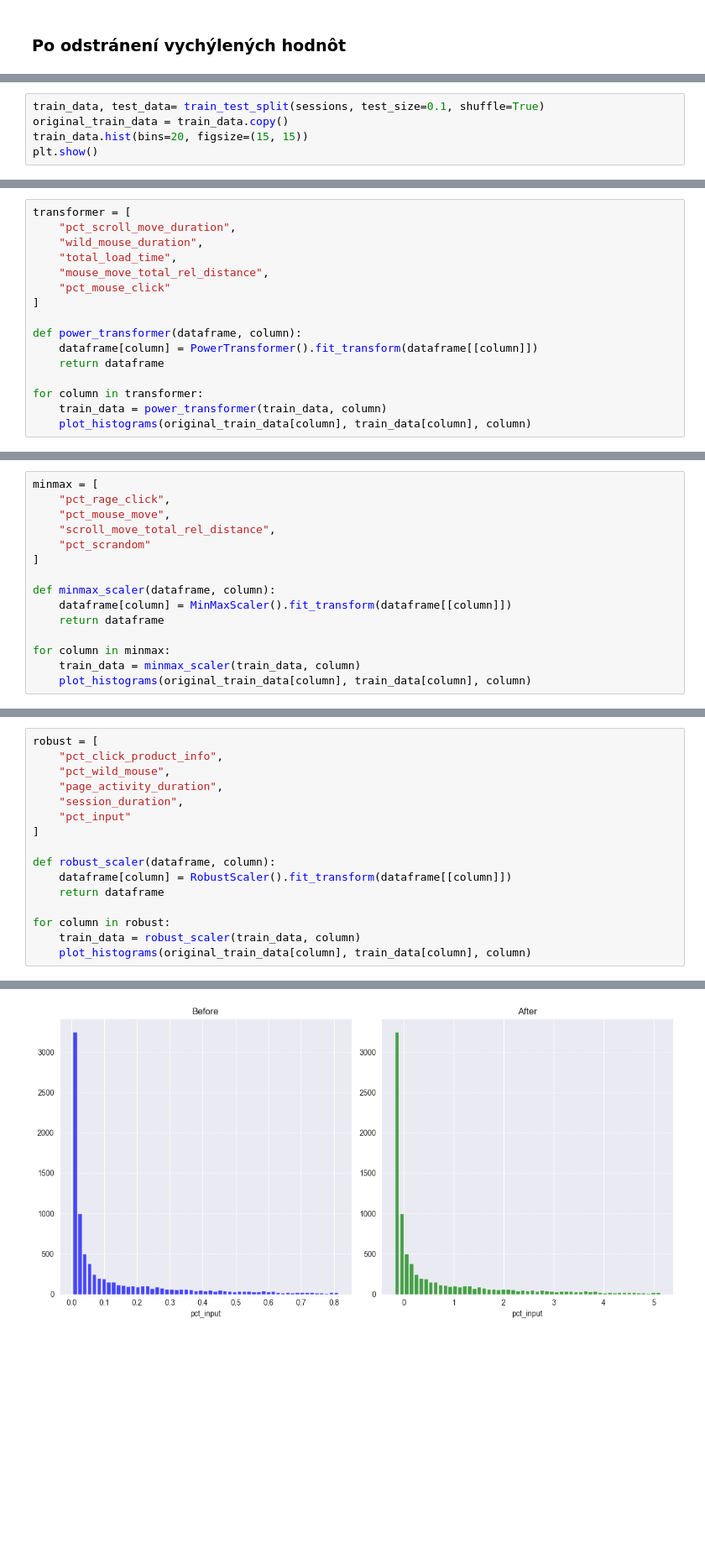
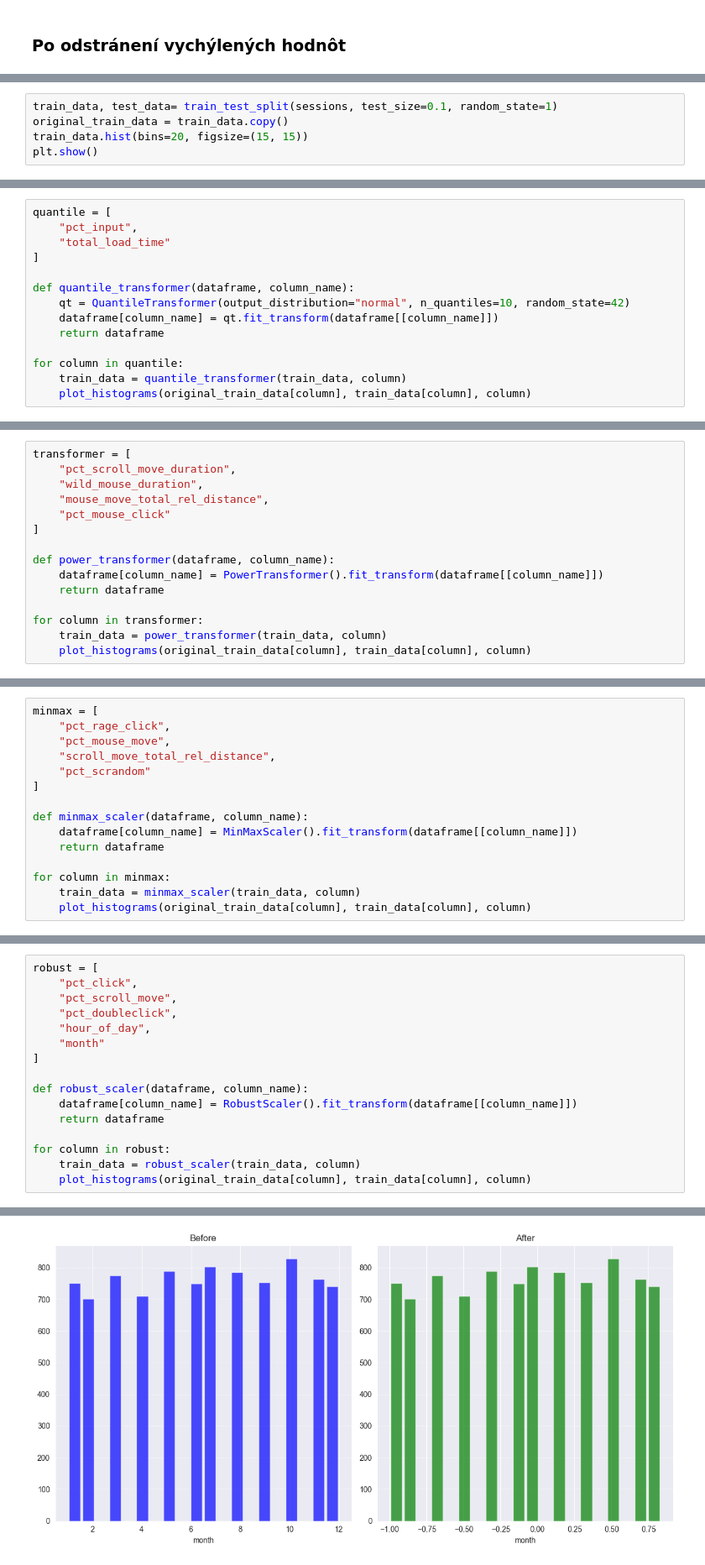
Before and after one commit to xslizik/iau-eshop, a Jupyter notebook: Preprocessing.ipynb, the cells around one changed output, grey strips where cells are left out. Shown at 84% size. Drawn from its saved outputs; the diff is of its cells as text; blank space fills up the shorter version.

```diff
--- a/Preprocessing.ipynb
+++ b/Preprocessing.ipynb
@@ -371,7 +403,7 @@ sns.heatmap(original_sessions.corr(),ax=ax, annot =True, fmt = ".3f")
 ### Rozdelenie na trénovaciu a testovaciu množinu
 Keďže naše dáta už boli očistené a sú všetky v rovnakom formáte, `float64`, je možné si ich rozdeliť na trénovaciu a testovaciu množinu. Celkový počet dát je nízky, a preto sme sa zhodli, že rozdelenie 90:10 bude najoptimálnejšie, keďže chceme, aby náš model bol čo najefektívnejší. Taktiež si vytvoríme kópiu pôvodných trénovacích dát, aby sme vedeli porovnať ako sa naše dáta zmenili pred a po transformácií.
 # %%
-train_data, test_data= train_test_split(sessions, test_size=0.1, shuffle=True)
+train_data, test_data= train_test_split(sessions, test_size=0.1, random_state=1)
 original_train_data = train_data.copy()
 train_data.hist(bins=20, figsize=(15, 15))
 plt.show()
@@ -412,0 +441,14 @@ def plot_histograms(data1, data2, column_name):
+# %%
+quantile = [
+    "pct_input",
+    "total_load_time"
+]
+
+def quantile_transformer(dataframe, column_name):
+    qt = QuantileTransformer(output_distribution="normal", n_quantiles=10, random_state=42)
+    dataframe[column_name] = qt.fit_transform(dataframe[[column_name]])
+    return dataframe
+
+for column in quantile:
+    train_data = quantile_transformer(train_data, column)
+    plot_histograms(original_train_data[column], train_data[column], column)
@@ -417,13 +462,12 @@ Algoritmy strojového učenia dosahujú lepšie výsledky, keď sú atribúty di
 transformer = [
     "pct_scroll_move_duration",
     "wild_mouse_duration",
-    "total_load_time",
     "mouse_move_total_rel_distance",
     "pct_mouse_click"
 ]
 
-def power_transformer(dataframe, column):
-    dataframe[column] = PowerTransformer().fit_transform(dataframe[[column]])
+def power_transformer(dataframe, column_name):
+    dataframe[column_name] = PowerTransformer().fit_transform(dataframe[[column_name]])
     return dataframe
 
 for column in transformer:
@@ -446,8 +489,8 @@ minmax = [
     "pct_scrandom"
 ]
 
-def minmax_scaler(dataframe, column):
-    dataframe[column] = MinMaxScaler().fit_transform(dataframe[[column]])
+def minmax_scaler(dataframe, column_name):
+    dataframe[column_name] = MinMaxScaler().fit_transform(dataframe[[column_name]])
     return dataframe
 
 for column in minmax:
@@ -464,14 +507,14 @@ Cieľom tejto techniky je podobne ako pri Power Transformer priblížiť distrib
 # %%
 robust = [
-    "pct_click_product_info",
-    "pct_wild_mouse",
-    "page_activity_duration",
-    "session_duration",
-    "pct_input"
+    "pct_click",
+    "pct_scroll_move",
+    "pct_doubleclick",
+    "hour_of_day",
+    "month"
 ]
 
-def robust_scaler(dataframe, column):
-    dataframe[column] = RobustScaler().fit_transform(dataframe[[column]])
+def robust_scaler(dataframe, column_name):
+    dataframe[column_name] = RobustScaler().fit_transform(dataframe[[column_name]])
     return dataframe
 
 for column in robust:
@@ -485 +528 @@ for column in robust:
-[figure, old version]
+[figure, new version]
```
Also changed, not shown: parts of 41 cells of this notebook.
